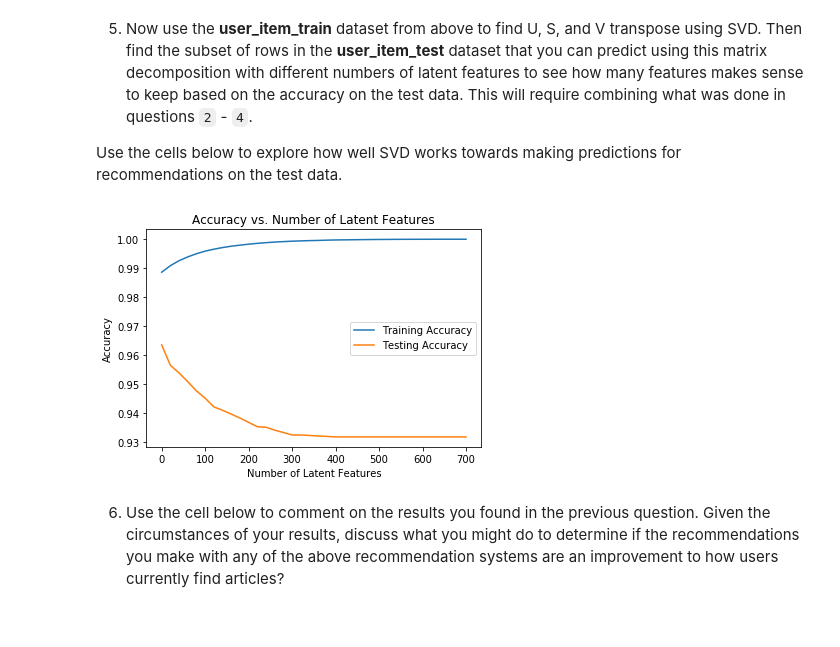
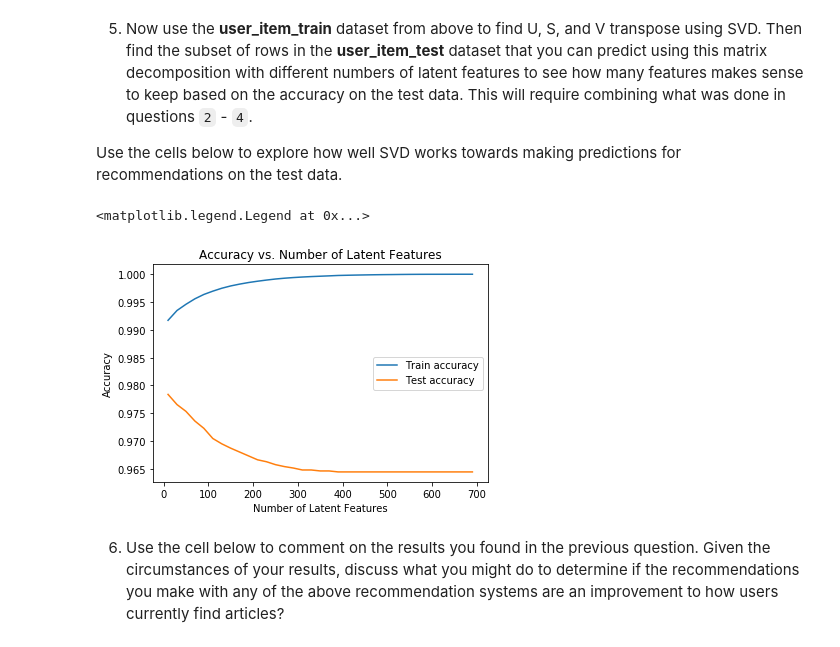
Before and after one commit to EraYJS/IBM_Watson_Recommandation, a Jupyter notebook: Recommendations_with_IBM.ipynb, the cells around one changed output. Saved outputs shown, nothing was run; the diff lists cells and outputs as text; code cells hidden in the pictures.

```diff
--- a/Recommendations_with_IBM.ipynb
+++ b/Recommendations_with_IBM.ipynb
@@ -832,3 +848,7 @@ row_idxs = user_item_train.index.isin(test_idx)
 col_idxs = user_item_train.columns.isin(test_arts)
 u_test = u_train[row_idxs, :]
 vt_test = vt_train[:, col_idxs]
+
+test_user_idx_subset = np.intersect1d(user_item_test.index,
+                                      user_item_train.index)
+user_item_test_subset = user_item_test.loc[test_user_idx_subset]
@@ -895,16 +855,26 @@ for count in latent_features_count:
 # %%
-plt.plot(latent_features_count,np.array(train_accuracy),
-         label='Training Accuracy')
+sum_errs_train = estimate(u_train, s_train, vt_train,
+                          user_item_train, num_latent_feats)
+sum_errs_test = estimate(u_test, s_train, vt_test,
+                         user_item_test_subset, num_latent_feats)
 
-plt.plot(latent_features_count, np.array(test_accuracy) ,
-         label='Testing Accuracy')
+plt.plot(num_latent_feats,
+         1 - np.array(sum_errs_train) /
+             (user_item_train.shape[0] * user_item_train.shape[1]),
+         label='Train accuracy')
+
+plt.plot(num_latent_feats,
+         1 - np.array(sum_errs_test) /
+             (user_item_test_subset.shape[0] * user_item_test_subset.shape[1]),
+         label='Test accuracy')
 
 plt.xlabel('Number of Latent Features')
 plt.ylabel('Accuracy')
-plt.title('Accuracy vs. Number of Latent Features')
-plt.legend();
+plt.title('Accuracy vs. Number of Latent Features');
+plt.legend(loc = 'center right')
 # %% [output]
+<matplotlib.legend.Legend at 0x...>
-[figure, old version]
+[figure, new version]
 # %% [markdown]
 6. Use the cell below to comment on the results you found in the previous question. Given the circumstances of your results, discuss what you might do to determine if the recommendations you make with any of the above recommendation systems are an improvement to how users currently find articles?
 # %% [markdown]
```
Also changed, not shown: parts of 6 cells of this notebook, 1 other file.
